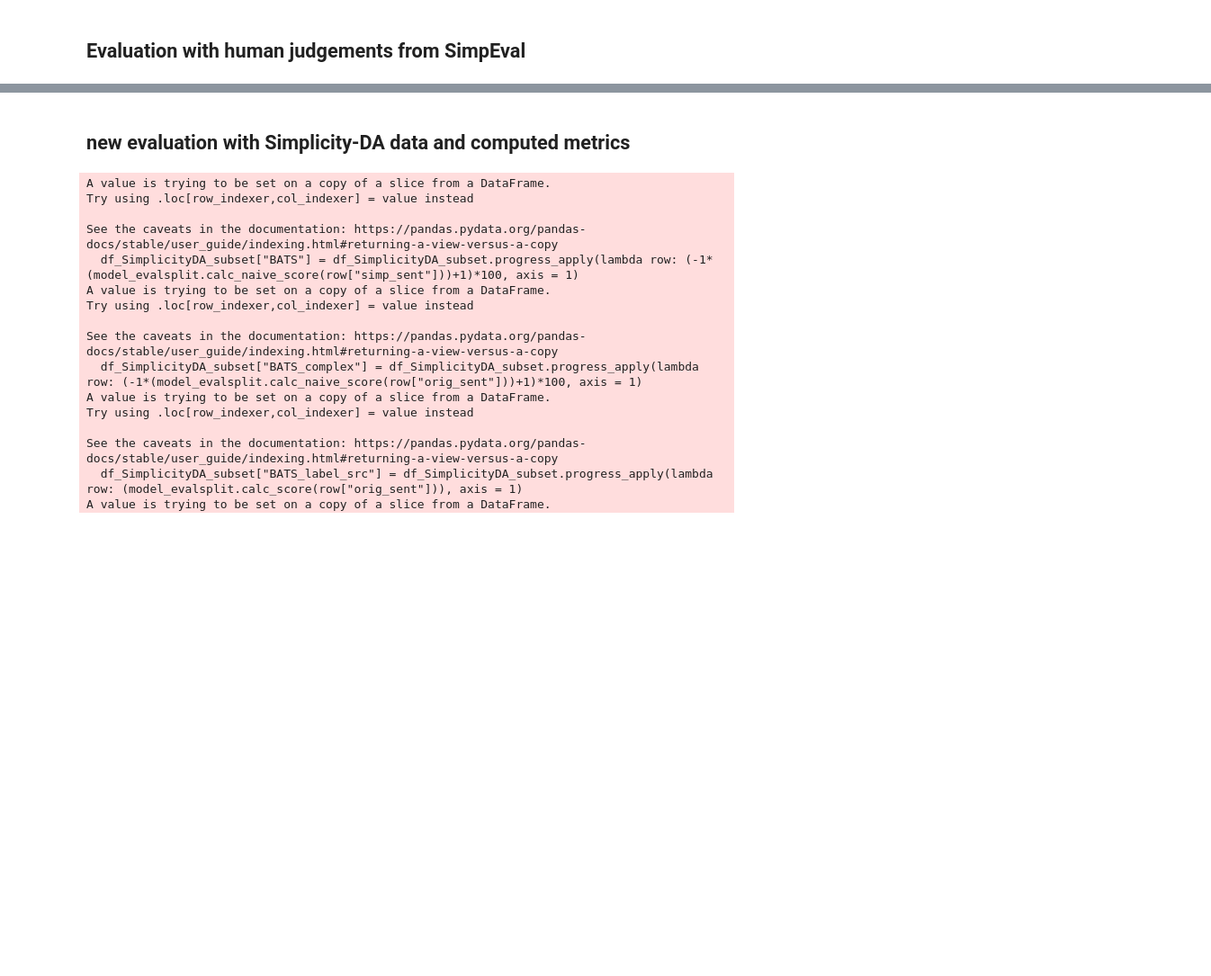
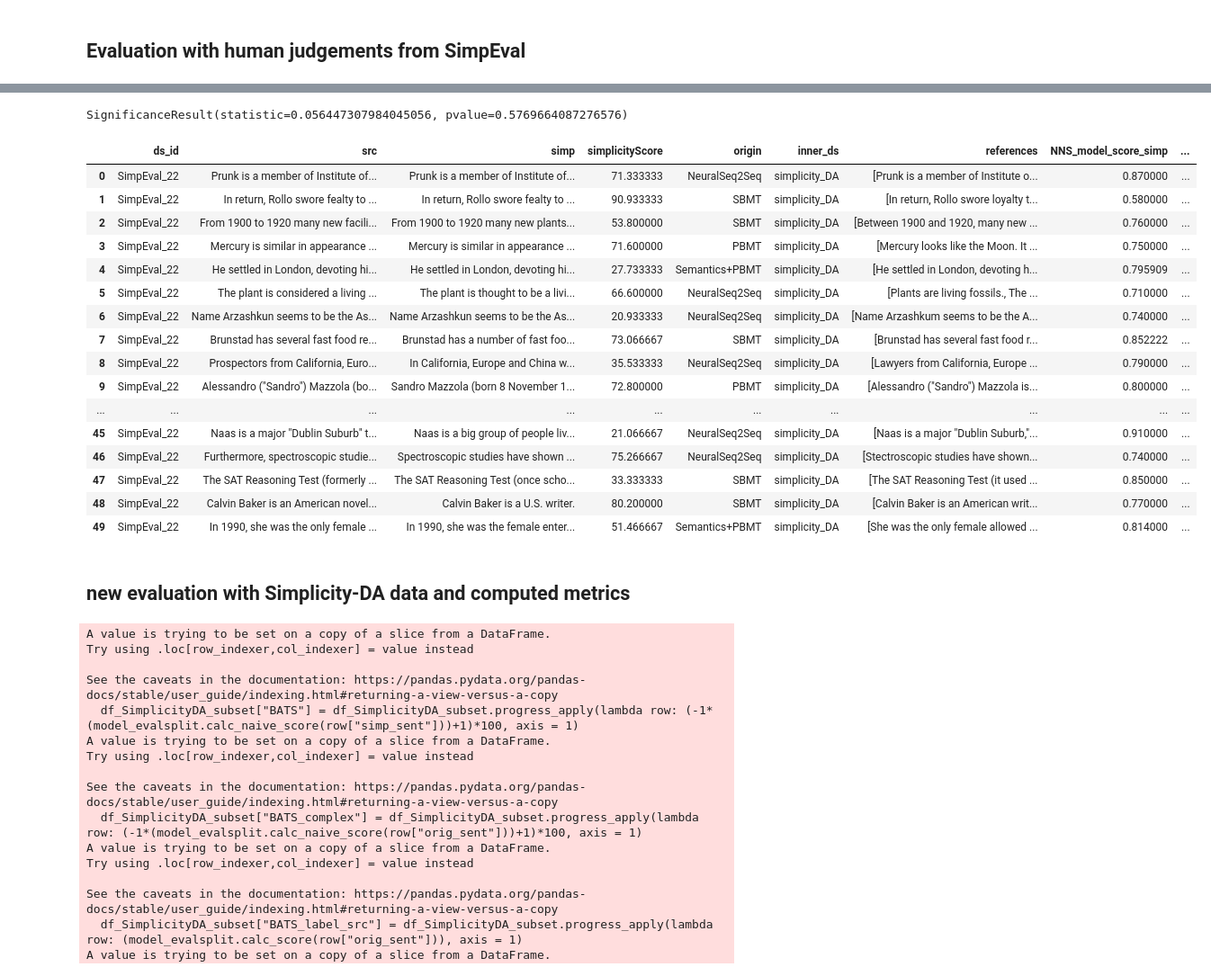
Before and after one commit to bjoernengelmann/BATS, a Jupyter notebook: workspace/lf_evaluation.ipynb, the cells around one changed output, grey strips where cells are left out. Shown at 90% size. Saved outputs shown, nothing was run; the diff lists cells and outputs as text; code cells hidden in the pictures; blank space fills up the shorter version.

```diff
--- a/workspace/lf_evaluation.ipynb
+++ b/workspace/lf_evaluation.ipynb
@@ -82,3 +107,27 @@ df_SimplicityDA = pd.merge(df_SimplicityDA_texts, df_SimplicityDA_metrics)
+# %%
+stats.spearmanr(test_df["simplicityScore"].to_list(), test_df["NNS_model_score_simp"].to_list())
+# %% [output]
+SignificanceResult(statistic=0.056447307984045056, pvalue=0.5769664087276576)
+# %%
+test_df
+# %% [output]
+|  | ds_id | src | simp | simplicityScore | origin | inner_ds | references | NNS_model_score_simp | ... |
+| 0 | SimpEval_22 | Prunk is a member of Institute of... | Prunk is a member of Institute of... | 71.333333 | NeuralSeq2Seq | simplicity_DA | [Prunk is a member of Institute o... | 0.870000 | ... |
+| 1 | SimpEval_22 | In return, Rollo swore fealty to ... | In return, Rollo swore fealty to ... | 90.933333 | SBMT | simplicity_DA | [In return, Rollo swore loyalty t... | 0.580000 | ... |
+| 2 | SimpEval_22 | From 1900 to 1920 many new facili... | From 1900 to 1920 many new plants... | 53.800000 | SBMT | simplicity_DA | [Between 1900 and 1920, many new ... | 0.760000 | ... |
+| 3 | SimpEval_22 | Mercury is similar in appearance ... | Mercury is similar in appearance ... | 71.600000 | PBMT | simplicity_DA | [Mercury looks like the Moon. It ... | 0.750000 | ... |
+| 4 | SimpEval_22 | He settled in London, devoting hi... | He settled in London, devoting hi... | 27.733333 | Semantics+PBMT | simplicity_DA | [He settled in London, devoting h... | 0.795909 | ... |
+| 5 | SimpEval_22 | The plant is considered a living ... | The plant is thought to be a livi... | 66.600000 | NeuralSeq2Seq | simplicity_DA | [Plants are living fossils., The ... | 0.710000 | ... |
+| 6 | SimpEval_22 | Name Arzashkun seems to be the As... | Name Arzashkun seems to be the As... | 20.933333 | NeuralSeq2Seq | simplicity_DA | [Name Arzashkum seems to be the A... | 0.740000 | ... |
+| 7 | SimpEval_22 | Brunstad has several fast food re... | Brunstad has a number of fast foo... | 73.066667 | SBMT | simplicity_DA | [Brunstad has several fast food r... | 0.852222 | ... |
+| 8 | SimpEval_22 | Prospectors from California, Euro... | In California, Europe and China w... | 35.533333 | NeuralSeq2Seq | simplicity_DA | [Lawyers from California, Europe ... | 0.790000 | ... |
+| 9 | SimpEval_22 | Alessandro ("Sandro") Mazzola (bo... | Sandro Mazzola (born 8 November 1... | 72.800000 | PBMT | simplicity_DA | [Alessandro ("Sandro") Mazzola is... | 0.800000 | ... |
+| ... | ... | ... | ... | ... | ... | ... | ... | ... | ... |
+| 45 | SimpEval_22 | Naas is a major "Dublin Suburb" t... | Naas is a big group of people liv... | 21.066667 | NeuralSeq2Seq | simplicity_DA | [Naas is a major "Dublin Suburb,"... | 0.910000 | ... |
+| 46 | SimpEval_22 | Furthermore, spectroscopic studie... | Spectroscopic studies have shown ... | 75.266667 | NeuralSeq2Seq | simplicity_DA | [Stectroscopic studies have shown... | 0.740000 | ... |
+| 47 | SimpEval_22 | The SAT Reasoning Test (formerly ... | The SAT Reasoning Test (once scho... | 33.333333 | SBMT | simplicity_DA | [The SAT Reasoning Test (it used ... | 0.850000 | ... |
+| 48 | SimpEval_22 | Calvin Baker is an American novel... | Calvin Baker is a U.S. writer. | 80.200000 | SBMT | simplicity_DA | [Calvin Baker is an American writ... | 0.770000 | ... |
+| 49 | SimpEval_22 | In 1990, she was the only female ... | In 1990, she was the female enter... | 51.466667 | Semantics+PBMT | simplicity_DA | [She was the only female allowed ... | 0.814000 | ... |
 # %% [markdown]
 ## new evaluation with Simplicity-DA data and computed metrics
 # %%
```
Also changed, not shown: parts of 9 cells of this notebook, 1 other file.
